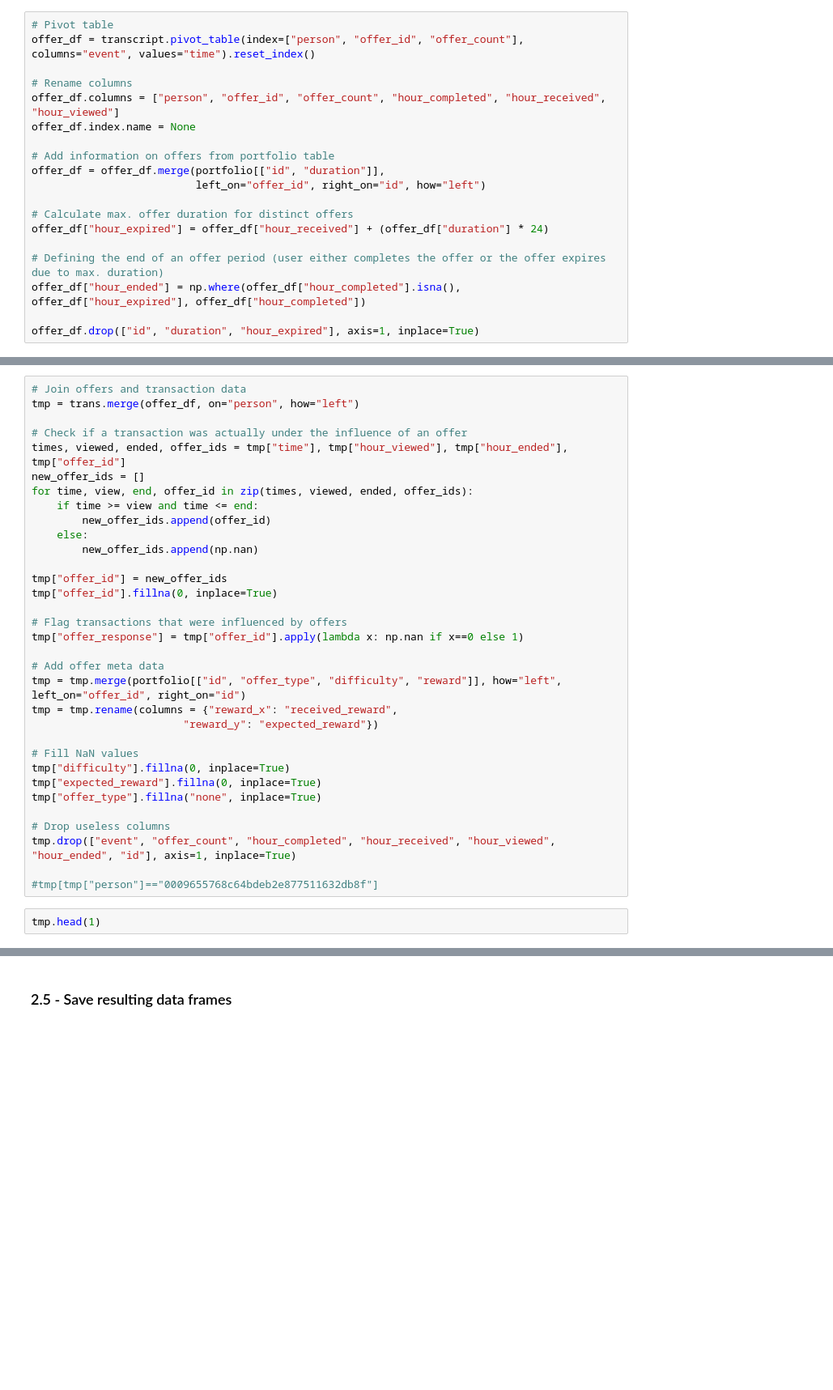
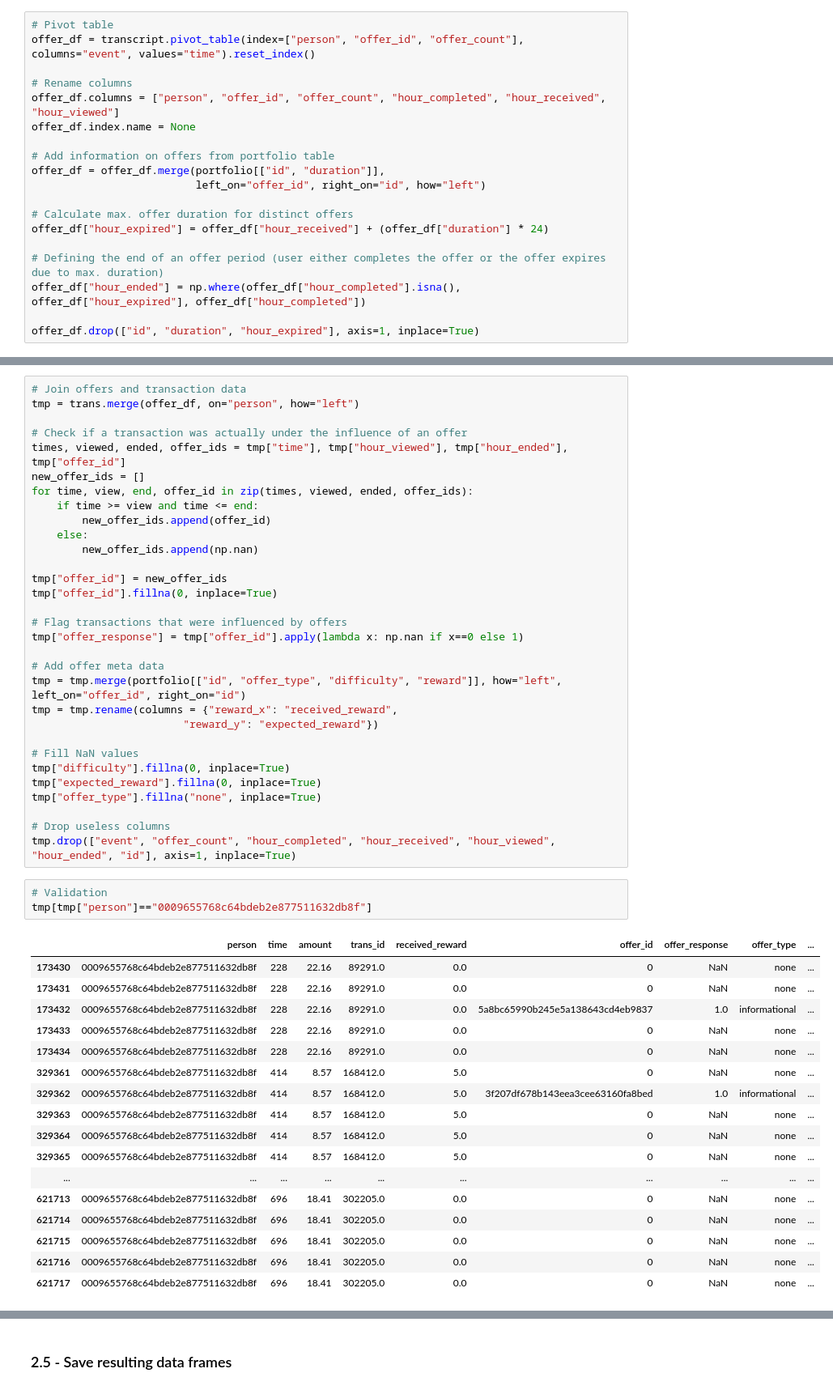
Before and after one commit to GunnarGriese/capstone-udacity, a Jupyter notebook: Starbucks_Capstone_notebook.ipynb, the cells around one changed output, grey strips where cells are left out. Shown at 81% size. Saved outputs shown, nothing was run; the diff lists cells and outputs as text; blank space fills up the shorter version.

```diff
--- a/Starbucks_Capstone_notebook.ipynb
+++ b/Starbucks_Capstone_notebook.ipynb
@@ -380,10 +542,27 @@ tmp["offer_type"].fillna("none", inplace=True)
 
 # Drop useless columns
 tmp.drop(["event", "offer_count", "hour_completed", "hour_received", "hour_viewed", "hour_ended", "id"], axis=1, inplace=True)
-
-#tmp[tmp["person"]=="0009655768c64bdeb2e877511632db8f"]
-# %%
-tmp.head(1)
+# %%
+# Validation
+tmp[tmp["person"]=="0009655768c64bdeb2e877511632db8f"]
+# %% [output]
+|  | person | time | amount | trans_id | received_reward | offer_id | offer_response | offer_type | ... |
+| 173430 | 0009655768c64bdeb2e877511632db8f | 228 | 22.16 | 89291.0 | 0.0 | 0 | NaN | none | ... |
+| 173431 | 0009655768c64bdeb2e877511632db8f | 228 | 22.16 | 89291.0 | 0.0 | 0 | NaN | none | ... |
+| 173432 | 0009655768c64bdeb2e877511632db8f | 228 | 22.16 | 89291.0 | 0.0 | 5a8bc65990b245e5a138643cd4eb9837 | 1.0 | informational | ... |
+| 173433 | 0009655768c64bdeb2e877511632db8f | 228 | 22.16 | 89291.0 | 0.0 | 0 | NaN | none | ... |
+| 173434 | 0009655768c64bdeb2e877511632db8f | 228 | 22.16 | 89291.0 | 0.0 | 0 | NaN | none | ... |
+| 329361 | 0009655768c64bdeb2e877511632db8f | 414 | 8.57 | 168412.0 | 5.0 | 0 | NaN | none | ... |
+| 329362 | 0009655768c64bdeb2e877511632db8f | 414 | 8.57 | 168412.0 | 5.0 | 3f207df678b143eea3cee63160fa8bed | 1.0 | informational | ... |
+| 329363 | 0009655768c64bdeb2e877511632db8f | 414 | 8.57 | 168412.0 | 5.0 | 0 | NaN | none | ... |
+| 329364 | 0009655768c64bdeb2e877511632db8f | 414 | 8.57 | 168412.0 | 5.0 | 0 | NaN | none | ... |
+| 329365 | 0009655768c64bdeb2e877511632db8f | 414 | 8.57 | 168412.0 | 5.0 | 0 | NaN | none | ... |
+| ... | ... | ... | ... | ... | ... | ... | ... | ... | ... |
+| 621713 | 0009655768c64bdeb2e877511632db8f | 696 | 18.41 | 302205.0 | 0.0 | 0 | NaN | none | ... |
+| 621714 | 0009655768c64bdeb2e877511632db8f | 696 | 18.41 | 302205.0 | 0.0 | 0 | NaN | none | ... |
+| 621715 | 0009655768c64bdeb2e877511632db8f | 696 | 18.41 | 302205.0 | 0.0 | 0 | NaN | none | ... |
+| 621716 | 0009655768c64bdeb2e877511632db8f | 696 | 18.41 | 302205.0 | 0.0 | 0 | NaN | none | ... |
+| 621717 | 0009655768c64bdeb2e877511632db8f | 696 | 18.41 | 302205.0 | 0.0 | 0 | NaN | none | ... |
 # %%
 # Use the following columns as index for pivoting
 idx = ["person", "time", "trans_id", "amount", "received_reward"]
```
Also changed, not shown: parts of 37 cells of this notebook.
